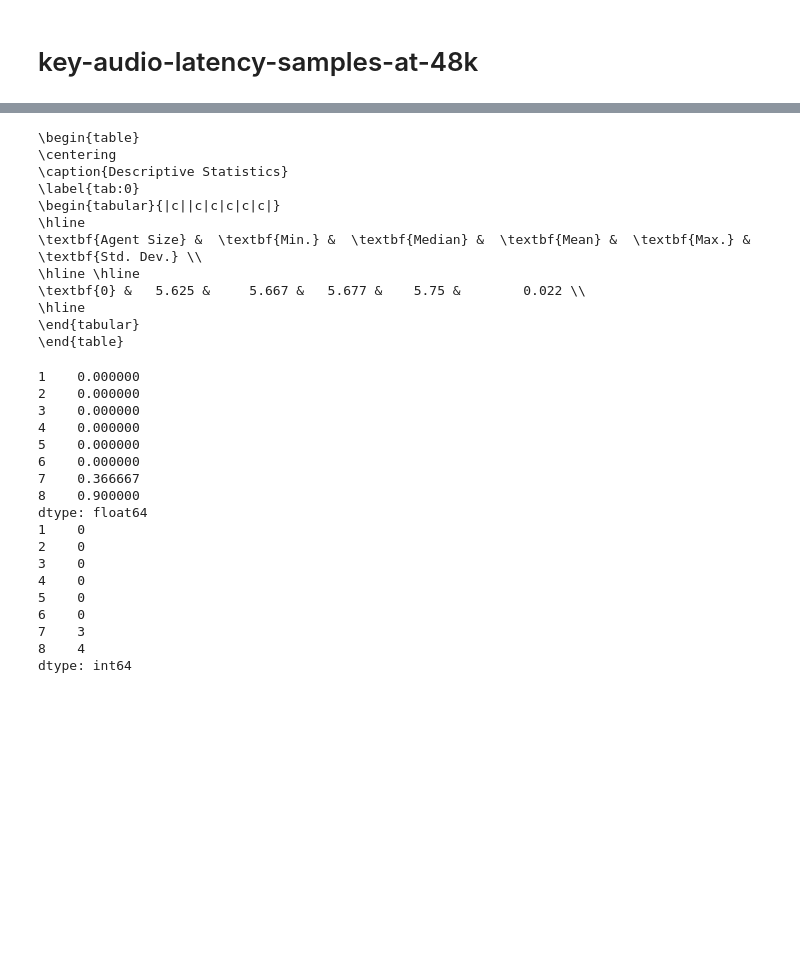
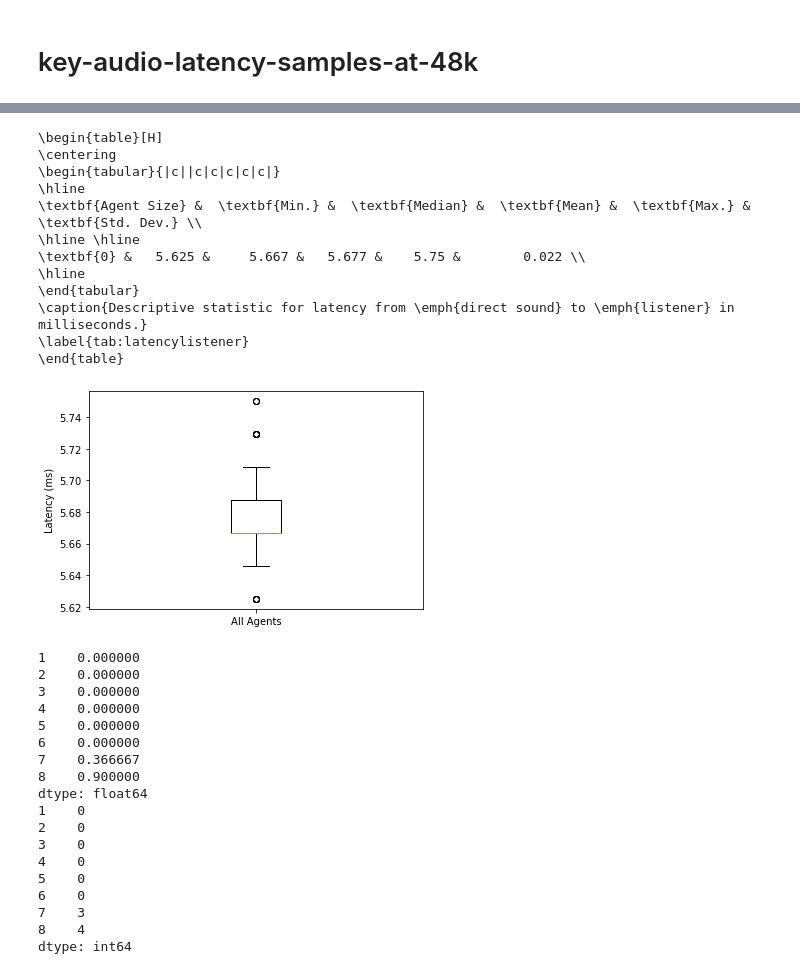
Before and after one commit to pedro-lucas-bravo/master_thesis_data_analysis, a Jupyter notebook: 1-key-audio-latency-samples-at-48k-and-cpu.ipynb, the cells around one changed output, grey strips where cells are left out. Saved outputs shown, nothing was run; the diff lists cells and outputs as text; code cells hidden in the pictures; blank space fills up the shorter version.

```diff
--- a/1-key-audio-latency-samples-at-48k-and-cpu.ipynb
+++ b/1-key-audio-latency-samples-at-48k-and-cpu.ipynb
@@ -89,21 +100,33 @@ F_onewayResult(statistic=1.6172795118700132, pvalue=0.1313043307447195)
-# %%
-# FOR Direct - Listener
-
-direct_listener_all = extractGroup('direct-listener').to_numpy().flatten()
-descriptive_stats(pd.DataFrame(direct_listener_all), 48.0)
-# %% [output]
-\begin{table}
-\centering
-\caption{Descriptive Statistics}
-\label{tab:0}
-\begin{tabular}{|c||c|c|c|c|c|}
-\hline
-\textbf{Agent Size} &  \textbf{Min.} &  \textbf{Median} &  \textbf{Mean} &  \textbf{Max.} &  \textbf{Std. Dev.} \\
-\hline \hline
-\textbf{0} &   5.625 &     5.667 &   5.677 &    5.75 &        0.022 \\
-\hline
-\end{tabular}
-\end{table}
+# %%
+# FOR Direct - Listener
+
+direct_listener_all = extractGroup('direct-listener').to_numpy().flatten()
+direct_listener_all = pd.DataFrame(direct_listener_all)
+descriptive_stats(pd.DataFrame(direct_listener_all), 48.0, caption = 'Descriptive statistic for latency from \\emph{direct sound} to \\emph{listener} in milliseconds.', label = 'tab:latencylistener')
+
+#Boxplots
+boxdata = (direct_listener_all.transpose().values / 48.0).tolist()
+fig, ax = plt.subplots()
+ax.boxplot(boxdata)
+#plt.xlabel('All Agents')
+plt.gca().set_xticklabels(['All Agents'])
+plt.ylabel('Latency (ms)')
+plt.savefig('figures/1-key-audio-latency-samples-at-48k-and-cpu/latency-direct-listener-boxplot.pdf', bbox_inches='tight')
+plt.show()
+# %% [output]
+\begin{table}[H]
+\centering
+\begin{tabular}{|c||c|c|c|c|c|}
+\hline
+\textbf{Agent Size} &  \textbf{Min.} &  \textbf{Median} &  \textbf{Mean} &  \textbf{Max.} &  \textbf{Std. Dev.} \\
+\hline \hline
+\textbf{0} &   5.625 &     5.667 &   5.677 &    5.75 &        0.022 \\
+\hline
+\end{tabular}
+\caption{Descriptive statistic for latency from \emph{direct sound} to \emph{listener} in milliseconds.}
+\label{tab:latencylistener}
+\end{table}
+[figure, added]
 # %%
 # FOR artifacts
 
```
Also changed, not shown: parts of 3 cells of this notebook, 5 other files.
